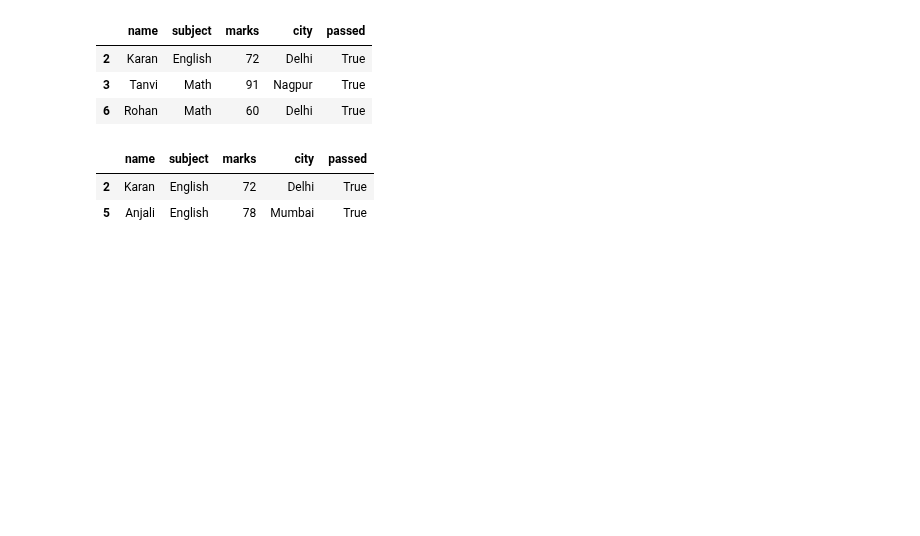
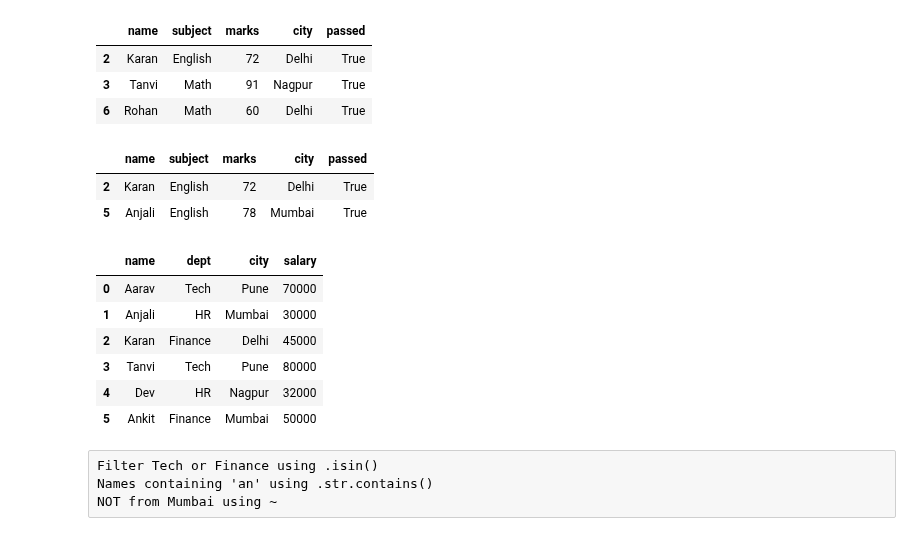
Before and after one commit to sayali-devkar/data_analysis_learning, a Jupyter notebook: pandas/practice/Filtering_2.ipynb, the cells around one changed output. Drawn from its saved outputs; the diff is of its cells as text; code cells hidden in the pictures; blank space fills up the shorter version.

Commit message:
Practiced : Filtering

```diff
--- a/pandas/practice/Filtering_2.ipynb
+++ b/pandas/practice/Filtering_2.ipynb
@@ -259,3 +259,24 @@ df[~df["subject"].isin(["Math","Science"])]
 |  | name | subject | marks | city | passed |
 | 2 | Karan | English | 72 | Delhi | True |
 | 5 | Anjali | English | 78 | Mumbai | True |
+# %%
+data = {
+    'name': ['Aarav', 'Anjali', 'Karan', 'Tanvi', 'Dev', 'Ankit'],
+    'dept': ['Tech', 'HR', 'Finance', 'Tech', 'HR', 'Finance'],
+    'city': ['Pune', 'Mumbai', 'Delhi', 'Pune', 'Nagpur', 'Mumbai'],
+    'salary': [70000, 30000, 45000, 80000, 32000, 50000]
+}
+df = pd.DataFrame(data)
+df
+# %% [output]
+|  | name | dept | city | salary |
+| 0 | Aarav | Tech | Pune | 70000 |
+| 1 | Anjali | HR | Mumbai | 30000 |
+| 2 | Karan | Finance | Delhi | 45000 |
+| 3 | Tanvi | Tech | Pune | 80000 |
+| 4 | Dev | HR | Nagpur | 32000 |
+| 5 | Ankit | Finance | Mumbai | 50000 |
+# %% [raw]
+Filter Tech or Finance using .isin()
+Names containing 'an' using .str.contains()
+NOT from Mumbai using ~
```
Also changed, not shown: parts of 3 cells of this notebook.
